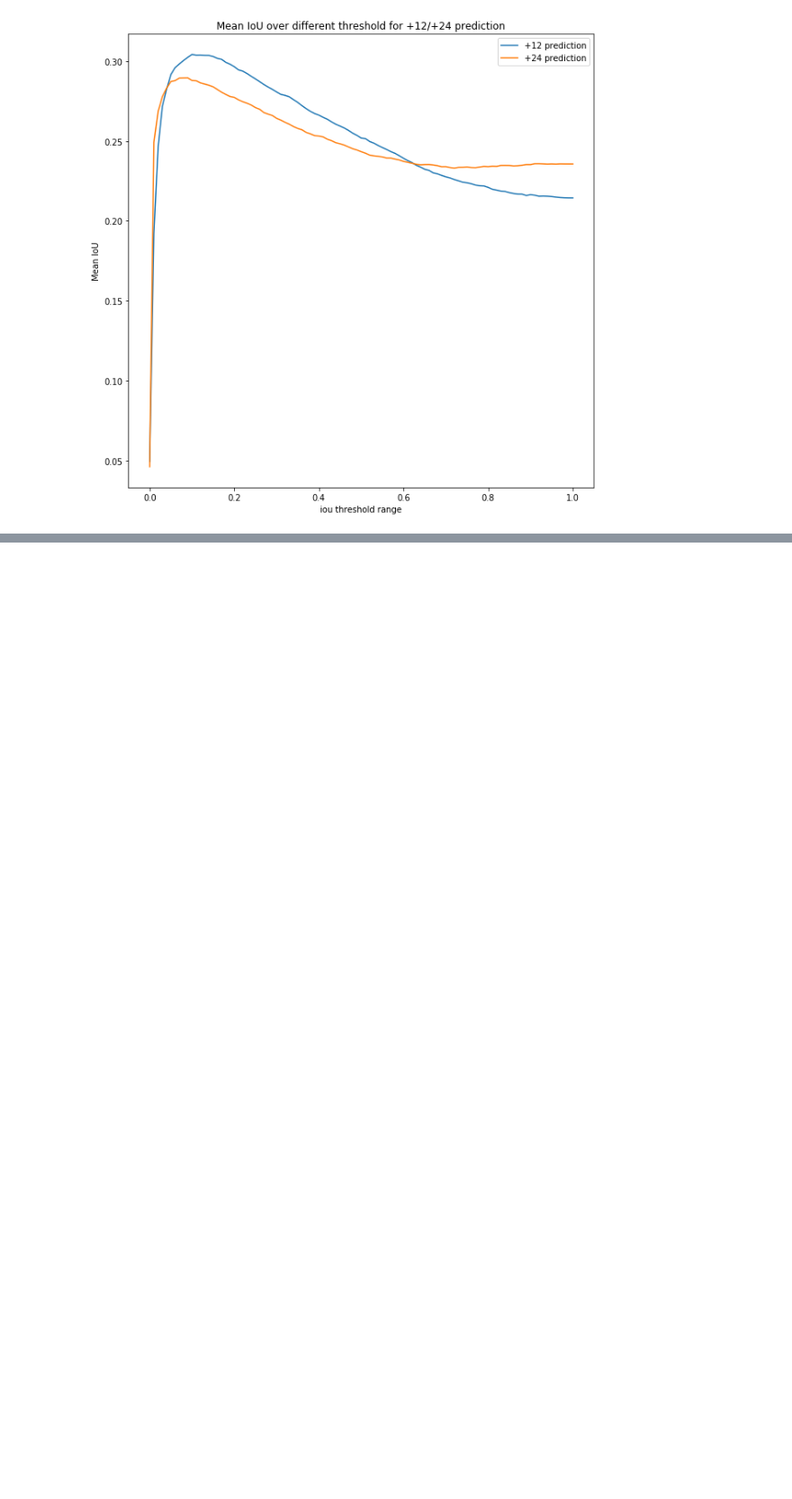
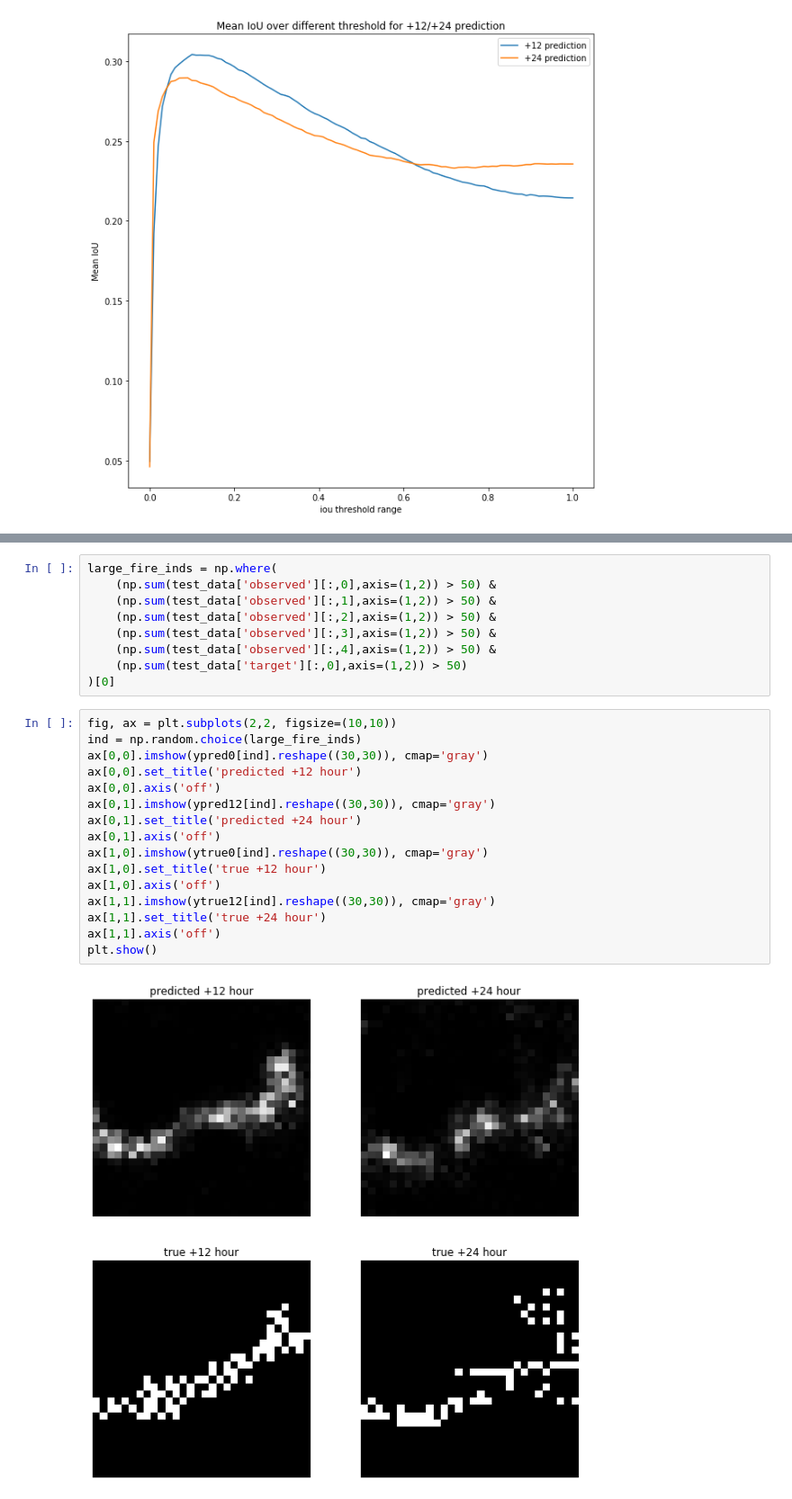
Before and after one commit to Cumberiris/WildFirePerdiction, a Jupyter notebook: analysis.ipynb, the cells around one changed output, grey strips where cells are left out. Shown at 90% size. Cells and saved outputs as stored; diff of their text form; blank space fills up the shorter version.

```diff
--- a/analysis.ipynb
+++ b/analysis.ipynb
@@ -235,0 +258,27 @@ plt.show()
+# %%
+large_fire_inds = np.where(
+    (np.sum(test_data['observed'][:,0],axis=(1,2)) > 50) &
+    (np.sum(test_data['observed'][:,1],axis=(1,2)) > 50) &
+    (np.sum(test_data['observed'][:,2],axis=(1,2)) > 50) &
+    (np.sum(test_data['observed'][:,3],axis=(1,2)) > 50) &
+    (np.sum(test_data['observed'][:,4],axis=(1,2)) > 50) &
+    (np.sum(test_data['target'][:,0],axis=(1,2)) > 50)
+)[0]
+# %%
+fig, ax = plt.subplots(2,2, figsize=(10,10))
+ind = np.random.choice(large_fire_inds)
+ax[0,0].imshow(ypred0[ind].reshape((30,30)), cmap='gray')
+ax[0,0].set_title('predicted +12 hour')
+ax[0,0].axis('off')
+ax[0,1].imshow(ypred12[ind].reshape((30,30)), cmap='gray')
+ax[0,1].set_title('predicted +24 hour')
+ax[0,1].axis('off')
+ax[1,0].imshow(ytrue0[ind].reshape((30,30)), cmap='gray')
+ax[1,0].set_title('true +12 hour')
+ax[1,0].axis('off')
+ax[1,1].imshow(ytrue12[ind].reshape((30,30)), cmap='gray')
+ax[1,1].set_title('true +24 hour')
+ax[1,1].axis('off')
+plt.show()
+# %% [output]
+[figure, added]
```
Also changed, not shown: parts of 4 cells of this notebook, 4 other files.
